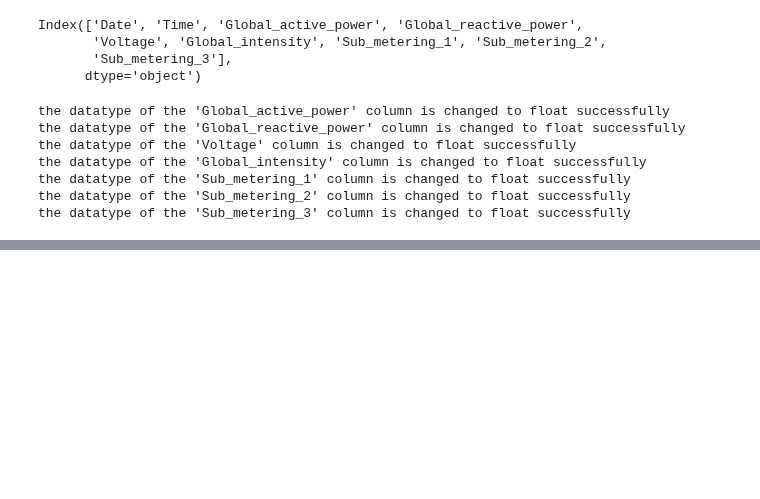
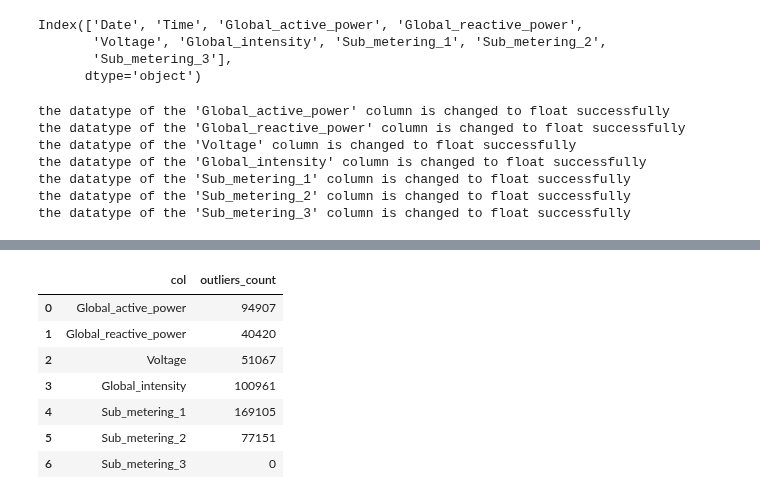
Before and after one commit to AswiniSivaraman/project_powerpulse, a Jupyter notebook: Data_Preprocessing.ipynb, the cells around one changed output, grey strips where cells are left out. Cells and saved outputs as stored; diff of their text form; code cells hidden in the pictures; blank space fills up the shorter version.

```diff
--- a/Data_Preprocessing.ipynb
+++ b/Data_Preprocessing.ipynb
@@ -199,0 +270,26 @@ dtype: int64
+# %%
+# detect outliers using IQR method
+def detect_outliers_iqr(data, column):
+    Q1 = data[column].quantile(0.25)
+    Q3 = data[column].quantile(0.75)
+    IQR = Q3 - Q1
+    lower_bound = Q1 - 1.5 * IQR
+    upper_bound = Q3 + 1.5 * IQR
+    outliers = data[(data[column] < lower_bound) | (data[column] > upper_bound)]
+    return outliers
+
+outlier_df = []
+for col in numerical_cols:
+    outliers = detect_outliers_iqr(df, col)
+    outlier_df.append({'col' : col, 'outliers_count' : len(outliers)})
+
+pd.DataFrame(outlier_df)
+# %% [output]
+|  | col | outliers_count |
+| 0 | Global_active_power | 94907 |
+| 1 | Global_reactive_power | 40420 |
+| 2 | Voltage | 51067 |
+| 3 | Global_intensity | 100961 |
+| 4 | Sub_metering_1 | 169105 |
+| 5 | Sub_metering_2 | 77151 |
+| 6 | Sub_metering_3 | 0 |
```
Also changed, not shown: parts of 42 cells of this notebook.
